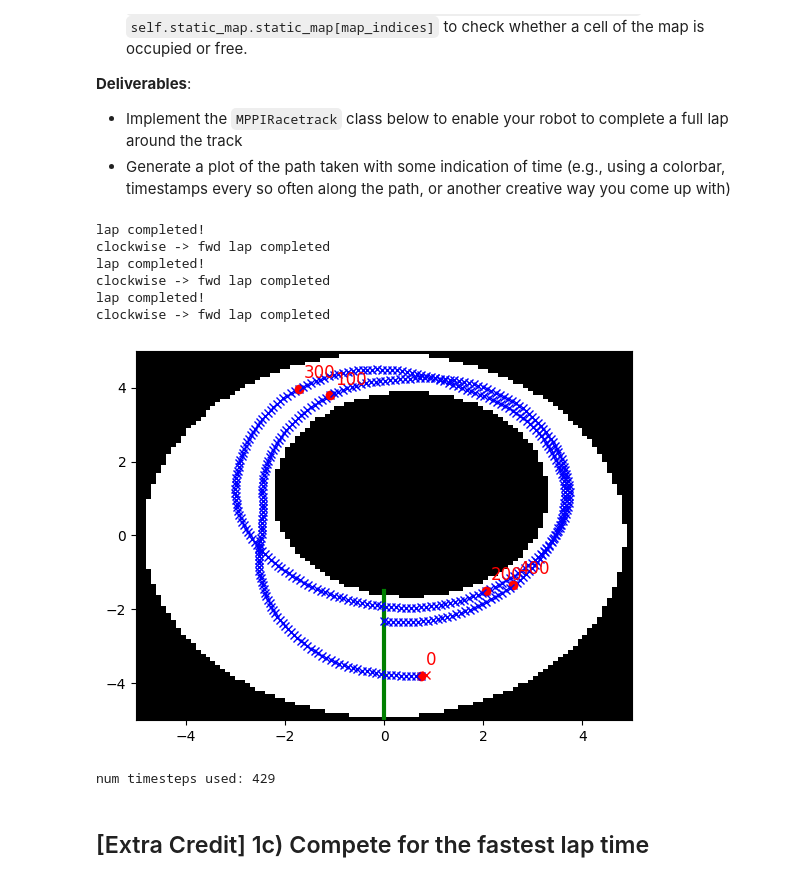
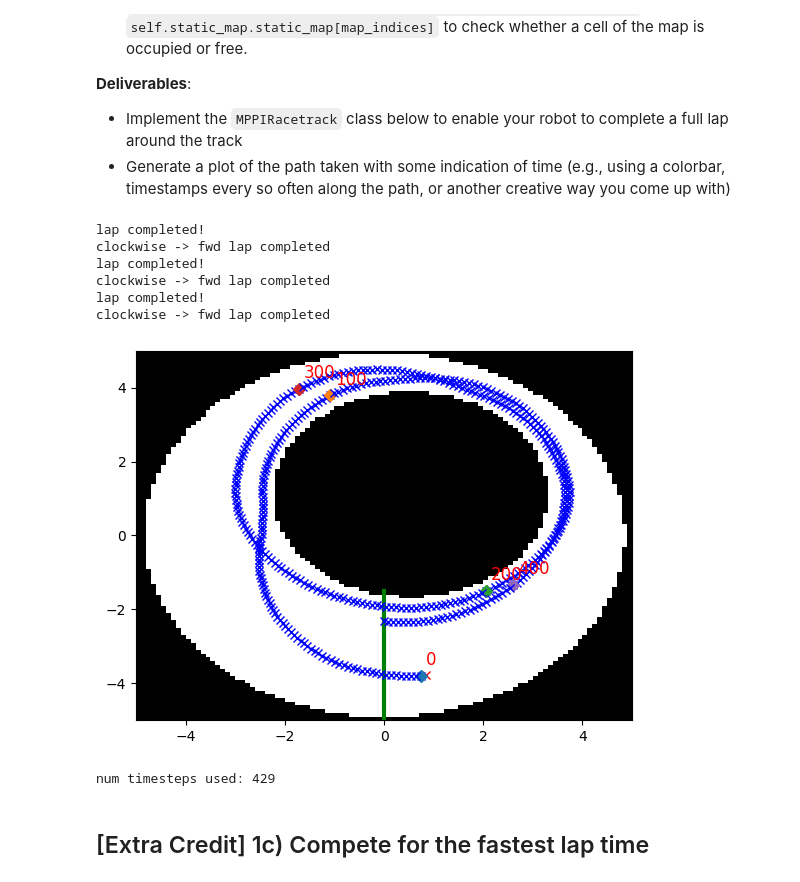
Before and after one commit to rohith-poola/MR, a Jupyter notebook: A2/MR_HW2.ipynb, the cells around one changed output. Drawn from its saved outputs; the diff is of its cells as text; code cells hidden in the pictures.

```diff
--- a/A2/MR_HW2.ipynb
+++ b/A2/MR_HW2.ipynb
@@ -212,5 +219,6 @@ controller = MPPI()
 
 # Run your control algorithm for 1 step. We'll worry about running your
 # algorithm in closed-loop in later parts of the assignment.
-action = controller.get_action(initial_state, goal_pos)
+
+controller.get_action(initial_state, goal_pos)
 # %% [output]
@@ -350,38 +364,38 @@ def run_planner_on_racetrack(
         ax.plot(obs[0], obs[1], "bx")
 
         if t%100 == 0:
-            ax.plot(obs[0], obs[1], "ro", label=f"{t}")
+            ax.plot(obs[0], obs[1], "D", label=f"{t}")
             ax.text(obs[0] + 0.1, obs[1] + 0.3, f"{t}", fontsize=12, color="red")
 
         if terminated:
             success = True
             break
 
     num_timesteps_used = t
 
     plt.show()
 
     if success:
         return num_timesteps_used
     else:
         return -1
 
 
 seed = 0
 num_laps = 3
 planner_class = MPPIRacetrack
 num_timesteps_used = run_planner_on_racetrack(
     env, planner_class=planner_class, seed=seed, num_laps=num_laps
 )
 print(f"num timesteps used: {num_timesteps_used}")
 # %% [output]
 lap completed!
 clockwise -> fwd lap completed
 lap completed!
 clockwise -> fwd lap completed
 lap completed!
 clockwise -> fwd lap completed
-[figure, old version]
+[figure, new version]
 num timesteps used: 429
 # %% [markdown]
 ## [Extra Credit] 1c) Compete for the fastest lap time
```
Also changed, not shown: parts of 10 cells of this notebook, 2 other files.
